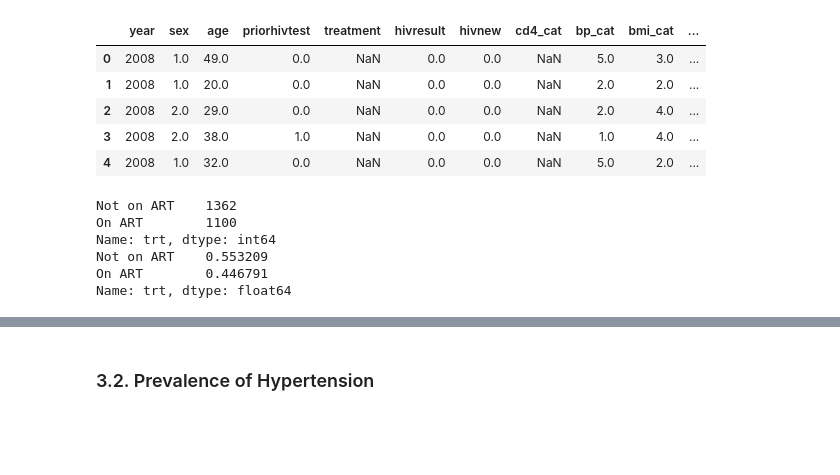
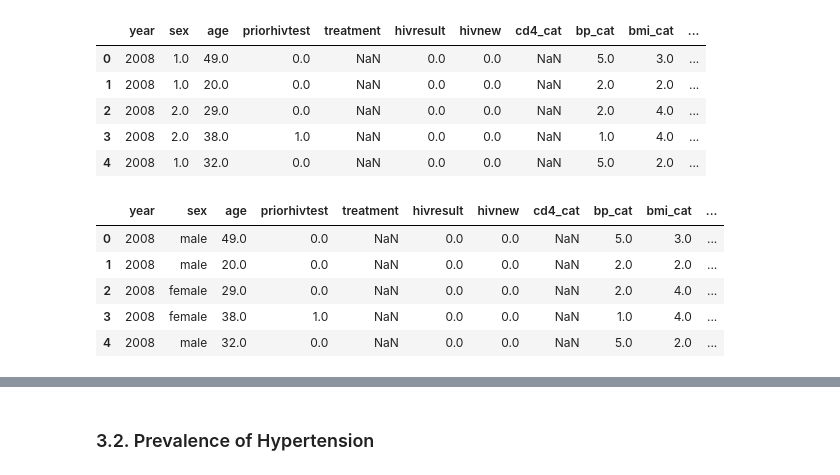
Before and after one commit to boniale/PDA_Python_HTN_PLWHIV, a Jupyter notebook: PDA_Report.ipynb, the cells around one changed output, grey strips where cells are left out. Drawn from its saved outputs; the diff is of its cells as text; code cells hidden in the pictures; blank space fills up the shorter version.

```diff
--- a/PDA_Report.ipynb
+++ b/PDA_Report.ipynb
@@ -76,6 +76,62 @@ hiv.head(5)
 # %%
 ## let's create a copy of hiv dataset for data wrangling
 hiv2 = hiv.copy()
+# %%
+## let's convert the 7 modalities of bp_cat into two (normal and high)
+conversion_dictionary = {1 : "Normal",
+                        2: "Normal",
+                        3: "Normal",
+                        4 : "High",
+                        5 : "High",
+                        6 : "High",
+                        7 : "Normal"
+                        }
+
+hiv2['bp_cat2'] = hiv2['bp_cat'].replace(conversion_dictionary)
+
+## Age groups
+#print(hiv2["age"].value_counts())
+bins = [12, 20, 30, 40, 50, 60, 70]
+labels = ["12-20", "20-30", "30-40", "40-50", "50-60", "60+"]
+hiv2["age_group"] = pd.cut(hiv2["age"], bins = bins, labels = labels, right = False)
+
+## change bmi_cat data type
+hiv2['bmi_cat2'] = hiv2['bmi_cat'].astype('category')
+## rename bmi category
+hiv2['bmi_cat2'] = hiv2['bmi_cat2'].cat.rename_categories({1: "Underweight",
+                                                          2:"Normal weight",
+                                                          3:"Overweight",
+                                                          4:"Obese"})
+
+## let's convert the 4 modalities of treatment into two
+conversion_dictionary_trt = {1 : "On ART",
+                             2 : "Not on ART",
+                             3 :  "Not on ART",
+                             4 : "Not on ART"}
+
+hiv2['trt'] = hiv2['treatment'].replace(conversion_dictionary_trt)
+
+## Gender
+## change sex data type
+hiv2['sex'] = hiv2['sex'].astype('category')
+## rename gender category
+hiv2['sex'] = hiv2['sex'].cat.rename_categories({2:"female",1: "male"})
+
+# ## let's decribe the number of male and female
+# print(hiv2["sex"].value_counts())
+
+# ## and get there percentage
+# print(hiv2["sex"].value_counts(normalize = True))
+
+
+hiv2.head()
+# %% [output]
+|  | year | sex | age | priorhivtest | treatment | hivresult | hivnew | cd4_cat | bp_cat | bmi_cat | ... |
+| 0 | 2008 | male | 49.0 | 0.0 | NaN | 0.0 | 0.0 | NaN | 5.0 | 3.0 | ... |
+| 1 | 2008 | male | 20.0 | 0.0 | NaN | 0.0 | 0.0 | NaN | 2.0 | 2.0 | ... |
+| 2 | 2008 | female | 29.0 | 0.0 | NaN | 0.0 | 0.0 | NaN | 2.0 | 4.0 | ... |
+| 3 | 2008 | female | 38.0 | 1.0 | NaN | 0.0 | 0.0 | NaN | 1.0 | 4.0 | ... |
+| 4 | 2008 | male | 32.0 | 0.0 | NaN | 0.0 | 0.0 | NaN | 5.0 | 2.0 | ... |
 # %%
 ## data cleaning
 hiv3 = hiv2.dropna(subset = ["bp_cat2", "sex", "bmi_cat"])
@@ -91,14 +147,7 @@ conversion_dictionary_trt = {1 : "On ART",
 
 hiv2['trt'] = hiv2['treatment'].replace(conversion_dictionary_trt)
 
-## let's see the frequency in each group
-print(hiv2['trt'].value_counts())
+# ## let's see the frequency in each group
+# print(hiv2['trt'].value_counts())
 
-print(hiv2['trt'].value_counts(normalize = True))
+# print(hiv2['trt'].value_counts(normalize = True))
-# %% [output]
-Not on ART    1362
-On ART        1100
-Name: trt, dtype: int64
-Not on ART    0.553209
-On ART        0.446791
-Name: trt, dtype: float64
```
Also changed, not shown: parts of 16 cells of this notebook.
